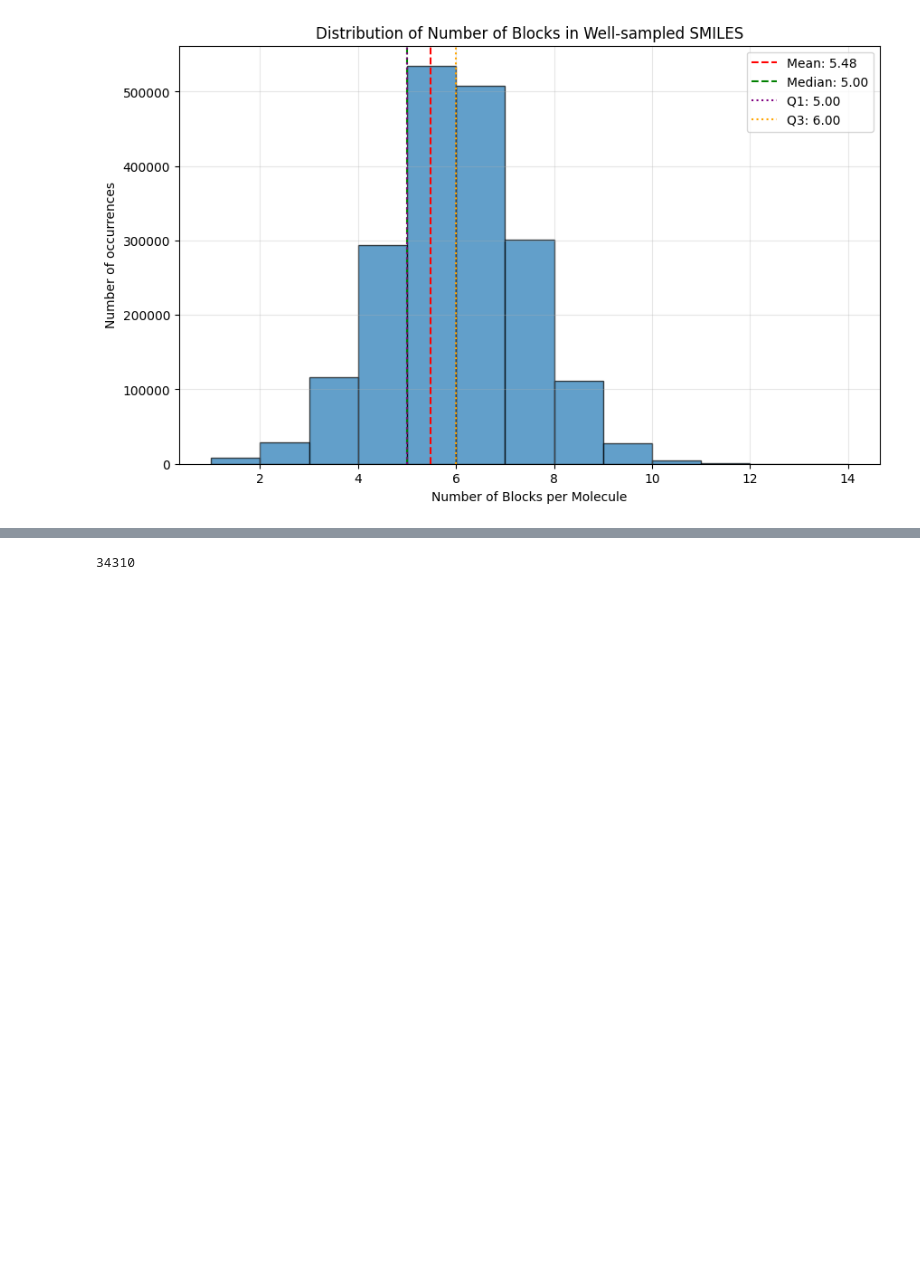
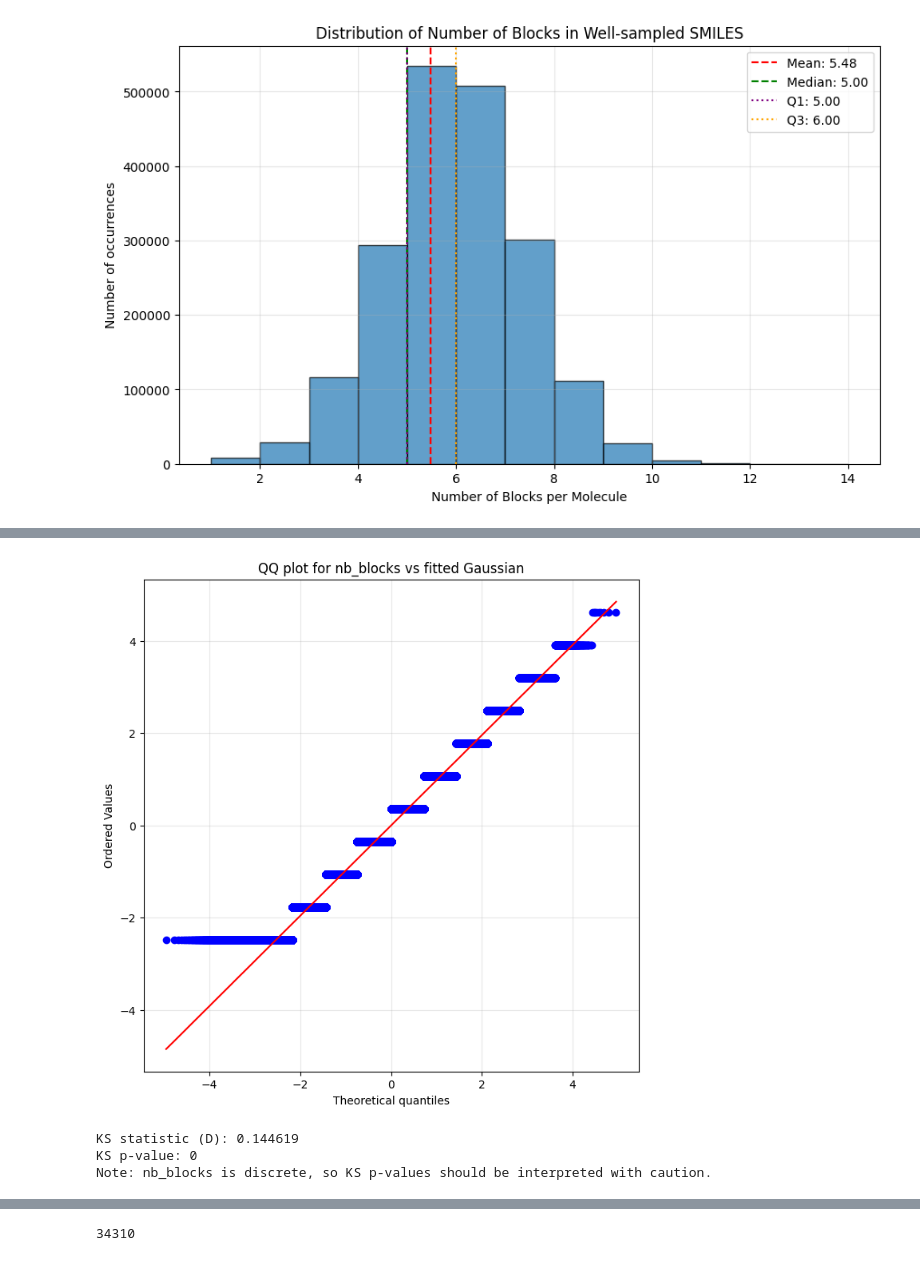
Before and after one commit to EtienneReboul/smiles_blocks, a Jupyter notebook: notebooks/5-er-smiles_fragmentation_results_analysis.ipynb, the cells around one changed output, grey strips where cells are left out. Drawn from its saved outputs; the diff is of its cells as text; code cells hidden in the pictures; blank space fills up the shorter version.

```diff
--- a/notebooks/5-er-smiles_fragmentation_results_analysis.ipynb
+++ b/notebooks/5-er-smiles_fragmentation_results_analysis.ipynb
@@ -180,0 +382,23 @@ plt.show()
+# %%
+from scipy import stats
+
+# Reuse the same nb_blocks, mu, sigma from the Gaussian fit cell
+ks_stat, ks_pvalue = stats.kstest(nb_blocks, "norm", args=(mu, sigma))
+
+plt.figure(figsize=(8, 8))
+# Standardize so theoretical quantiles are from N(0,1)
+z = (nb_blocks - mu) / sigma
+stats.probplot(z, dist="norm", plot=plt)
+plt.title("QQ plot for nb_blocks vs fitted Gaussian")
+plt.grid(True, alpha=0.3)
+plt.savefig(fig_dir / "nb_blocks_qqplot.svg", transparent=True)
+plt.show()
+
+print(f"KS statistic (D): {ks_stat:.6f}")
+print(f"KS p-value: {ks_pvalue:.6g}")
+print("Note: nb_blocks is discrete, so KS p-values should be interpreted with caution.")
+# %% [output]
+[figure, added]
+KS statistic (D): 0.144619
+KS p-value: 0
+Note: nb_blocks is discrete, so KS p-values should be interpreted with caution.
```
Also changed, not shown: parts of 7 cells of this notebook, 2 other files.
